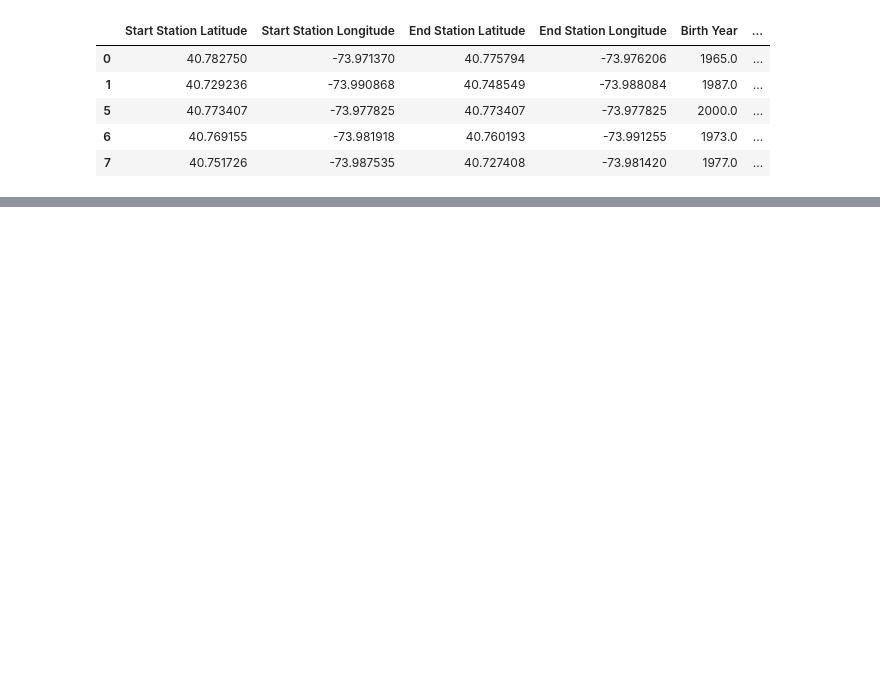
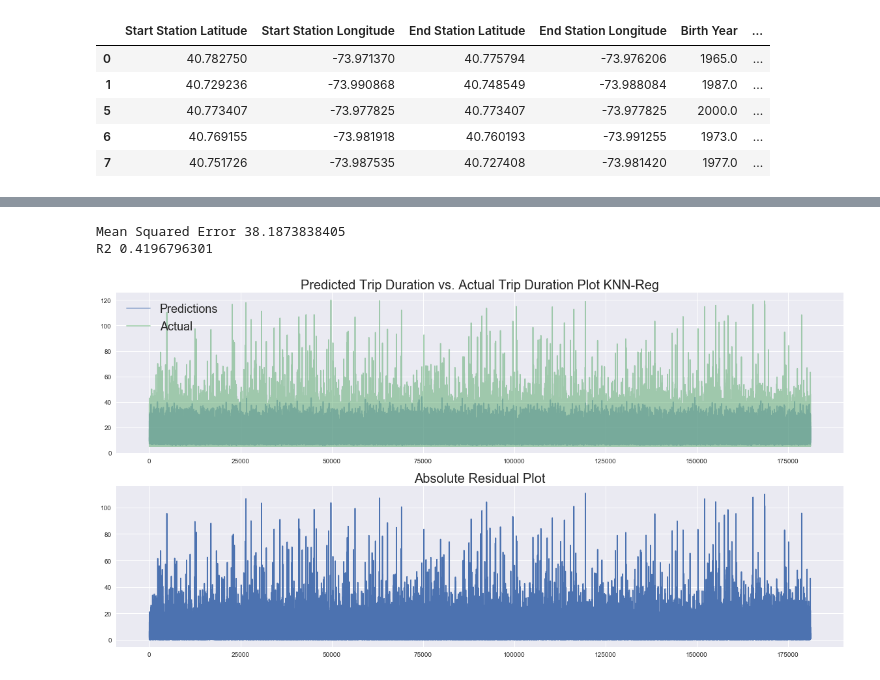
Before and after one commit to tuffacton/urbcomp-scripts, a Jupyter notebook: notebooks/homework_2.ipynb, the cells around one changed output, grey strips where cells are left out. Saved outputs shown, nothing was run; the diff lists cells and outputs as text; code cells hidden in the pictures; blank space fills up the shorter version.

```diff
--- a/notebooks/homework_2.ipynb
+++ b/notebooks/homework_2.ipynb
@@ -143,0 +210,25 @@ subset_trips_regression.head()
+# %%
+# KNN Regression Attempt
+y_cls =  subset_trips_regression['Trip Duration Minutes']
+XX_cls = subset_trips_regression.drop('Trip Duration Minutes',axis=1)
+X_train, X_test, y_train, y_test = train_test_split(XX_cls, y_cls, test_size=0.33, random_state=42)
+
+knn_reg=KNeighborsRegressor(n_neighbors=10)
+knn_reg.fit(X_train, y_train)
+
+fig,ax=plt.subplots(2,1,figsize=(20,10))
+preds=knn_reg.predict(X_test)
+ax[0].plot(preds,alpha=0.5)
+ax[0].plot(y_test.values,alpha=0.5)
+ax[0].legend(['Predictions','Actual'],fontsize=18)
+ax[0].set_title("Predicted Trip Duration vs. Actual Trip Duration Plot KNN-Reg",fontsize=20)
+residuals=preds - y_test.values
+mse=np.mean(np.square(residuals))
+ax[1].set_title("Absolute Residual Plot",fontsize=20)
+ax[1].plot(np.abs(residuals))  #Absolute Error Plot
+print("Mean Squared Error",mse)
+print("R2",knn_reg.score(X_test,y_test))
+# %% [output]
+Mean Squared Error 38.1873838405
+R2 0.4196796301
+[figure, added]
```
Also changed, not shown: parts of 13 cells of this notebook, 2 other files.
